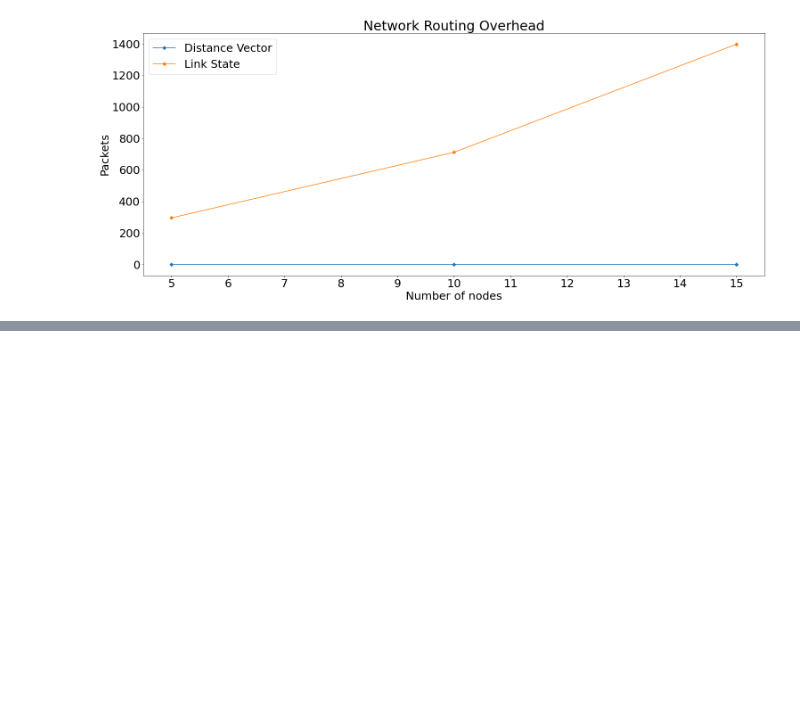
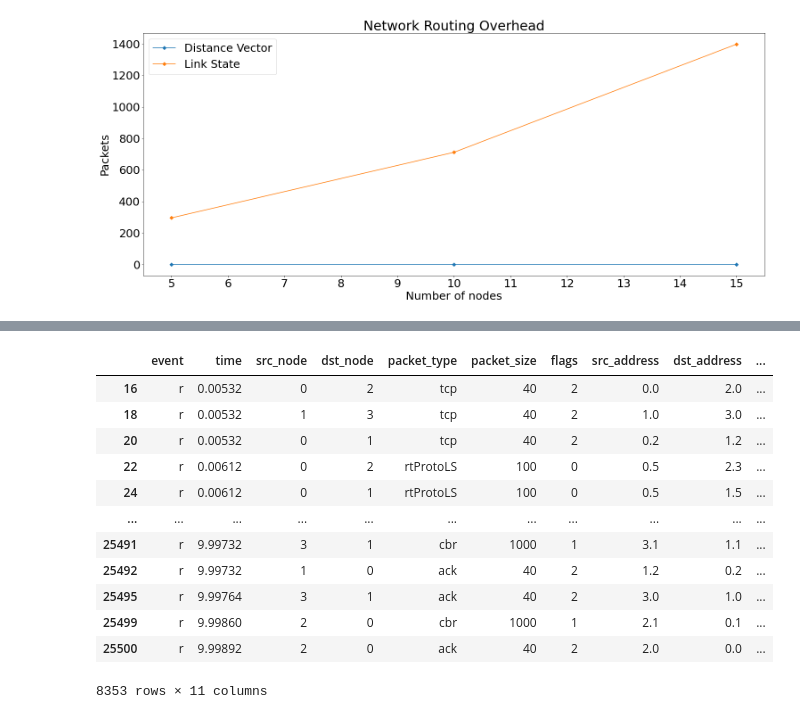
Before and after one commit to xecarlox94/networking, a Jupyter notebook: CW/data_analysis/nb.ipynb, the cells around one changed output, grey strips where cells are left out. Saved outputs shown, nothing was run; the diff lists cells and outputs as text; code cells hidden in the pictures; blank space fills up the shorter version.

```diff
--- a/CW/data_analysis/nb.ipynb
+++ b/CW/data_analysis/nb.ipynb
@@ -26,0 +56,17 @@ tr.plot_dfs(dv_dfs, ls_dfs, tr.routing_overhead, "Network Routing Overhead", "Pa
+# %%
+pckts_rcv_df = df[df['event'] == 'r']
+pckts_rcv_df
+# %% [output]
+|  | event | time | src_node | dst_node | packet_type | packet_size | flags | src_address | dst_address | ... |
+| 16 | r | 0.00532 | 0 | 2 | tcp | 40 | 2 | 0.0 | 2.0 | ... |
+| 18 | r | 0.00532 | 1 | 3 | tcp | 40 | 2 | 1.0 | 3.0 | ... |
+| 20 | r | 0.00532 | 0 | 1 | tcp | 40 | 2 | 0.2 | 1.2 | ... |
+| 22 | r | 0.00612 | 0 | 2 | rtProtoLS | 100 | 0 | 0.5 | 2.3 | ... |
+| 24 | r | 0.00612 | 0 | 1 | rtProtoLS | 100 | 0 | 0.5 | 1.5 | ... |
+| ... | ... | ... | ... | ... | ... | ... | ... | ... | ... | ... |
+| 25491 | r | 9.99732 | 3 | 1 | cbr | 1000 | 1 | 3.1 | 1.1 | ... |
+| 25492 | r | 9.99732 | 1 | 0 | ack | 40 | 2 | 1.2 | 0.2 | ... |
+| 25495 | r | 9.99764 | 3 | 1 | ack | 40 | 2 | 3.0 | 1.0 | ... |
+| 25499 | r | 9.99860 | 2 | 0 | cbr | 1000 | 1 | 2.1 | 0.1 | ... |
+| 25500 | r | 9.99892 | 2 | 0 | ack | 40 | 2 | 2.0 | 0.0 | ... |
+8353 rows × 11 columns
```
Also changed, not shown: parts of 3 cells of this notebook, 2 other files.
